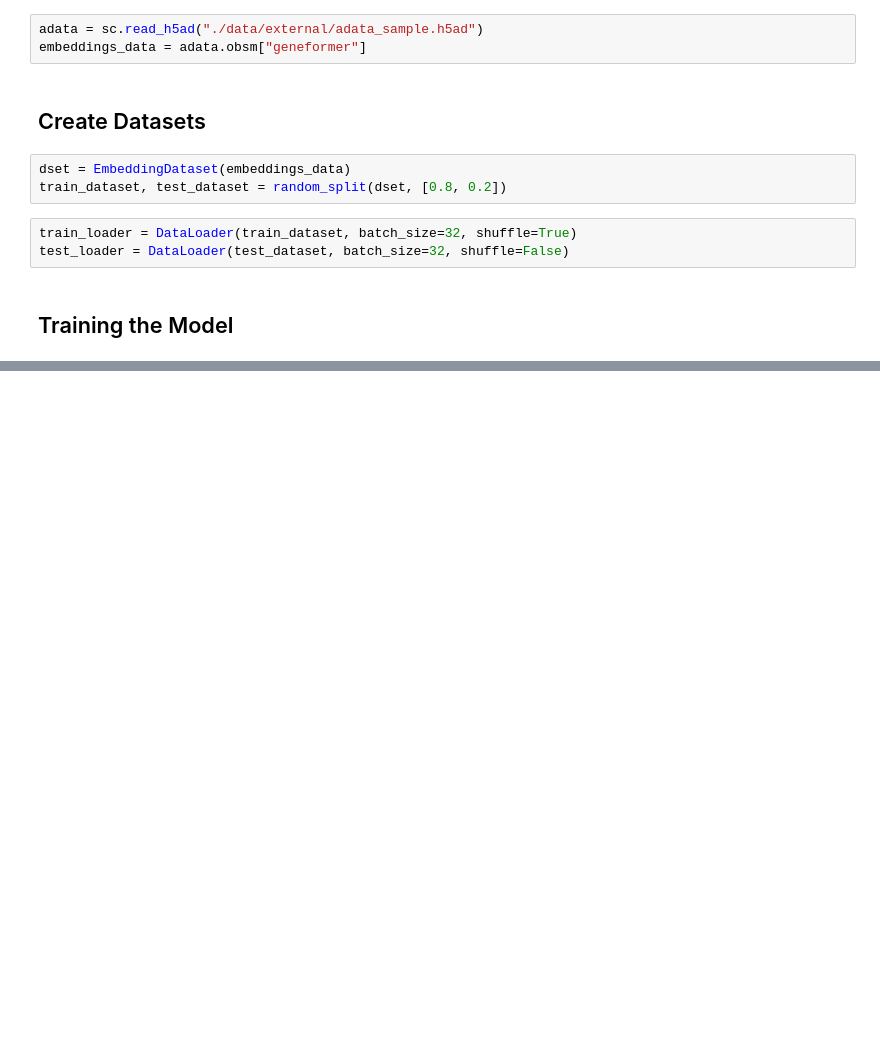
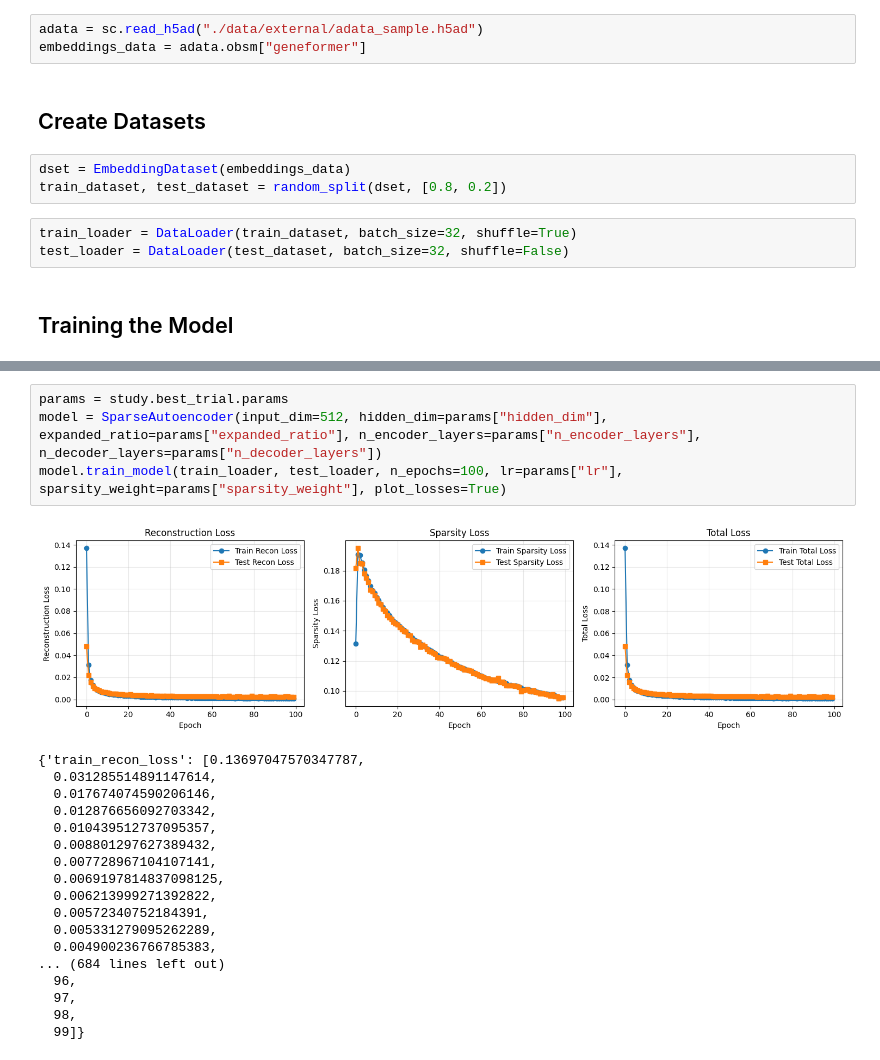
Before and after one commit to ranaabarghout/AstroBio, a Jupyter notebook: notebooks/0.4-sample-test-model.ipynb, the cells around one changed output, grey strips where cells are left out. Saved outputs shown, nothing was run; the diff lists cells and outputs as text; blank space fills up the shorter version.

```diff
--- a/notebooks/0.4-sample-test-model.ipynb
+++ b/notebooks/0.4-sample-test-model.ipynb
@@ -138,0 +121,23 @@ OutOfMemoryError: CUDA out of memory. Tried to allocate 136.00 MiB. GPU 0 has a
+# %%
+params = study.best_trial.params
+model = SparseAutoencoder(input_dim=512, hidden_dim=params["hidden_dim"], expanded_ratio=params["expanded_ratio"], n_encoder_layers=params["n_encoder_layers"], n_decoder_layers=params["n_decoder_layers"])
+model.train_model(train_loader, test_loader, n_epochs=100, lr=params["lr"], sparsity_weight=params["sparsity_weight"], plot_losses=True)
+# %% [output]
+[figure, added]
+{'train_recon_loss': [0.13697047570347787,
+  0.031285514891147614,
+  0.017674074590206146,
+  0.012876656092703342,
+  0.010439512737095357,
+  0.008801297627389432,
+  0.007728967104107141,
+  0.0069197814837098125,
+  0.006213999271392822,
+  0.00572340752184391,
+  0.005331279095262289,
+  0.004900236766785383,
+... (684 lines left out)
+  96,
+  97,
+  98,
+  99]}
```
Also changed, not shown: parts of 6 cells of this notebook, 2 other files.
